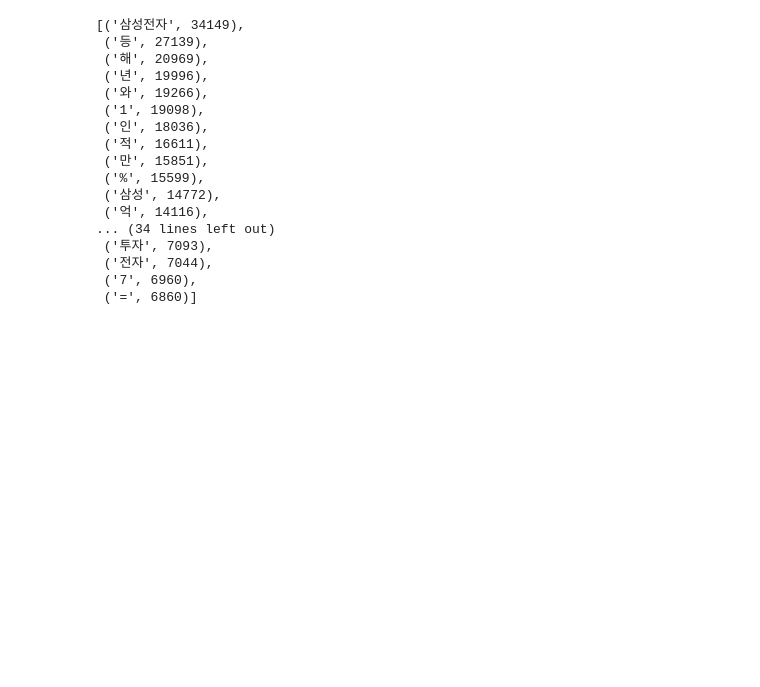
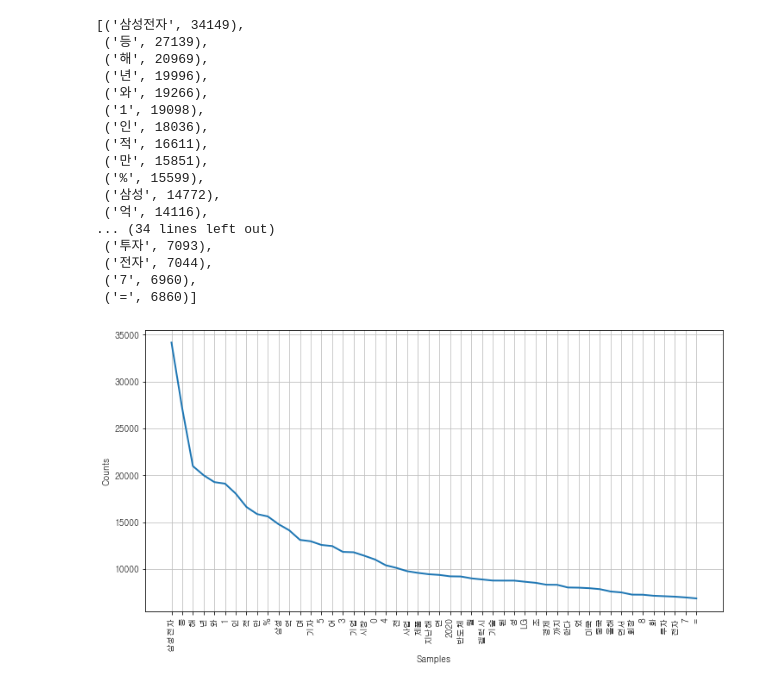
Before and after one commit to sallyeric/ICE3037_47, a Jupyter notebook: NewsModel/Doc2vec_Analysis.ipynb, the cells around one changed output. Cells and saved outputs as stored; diff of their text form; code cells hidden in the pictures; blank space fills up the shorter version.

```diff
--- a/NewsModel/Doc2vec_Analysis.ipynb
+++ b/NewsModel/Doc2vec_Analysis.ipynb
@@ -218,6 +238,14 @@ data
  ('전자', 7044),
  ('7', 6960),
  ('=', 6860)]
+# %%
+font_fname = 'c:/windows/fonts/gulim.ttc'
+font_name = font_manager.FontProperties(fname=font_fname).get_name()
+rc('font', family=font_name)
+plt.figure(figsize=(12, 6))
+ko.plot(50)
+# %% [output]
+[figure, added]
 # %%
 wordcloud = WordCloud(font_path='c:/Windows/Fonts/malgun.ttf',
                       relative_scaling = 0.2,
```
Also changed, not shown: parts of 6 cells of this notebook.
